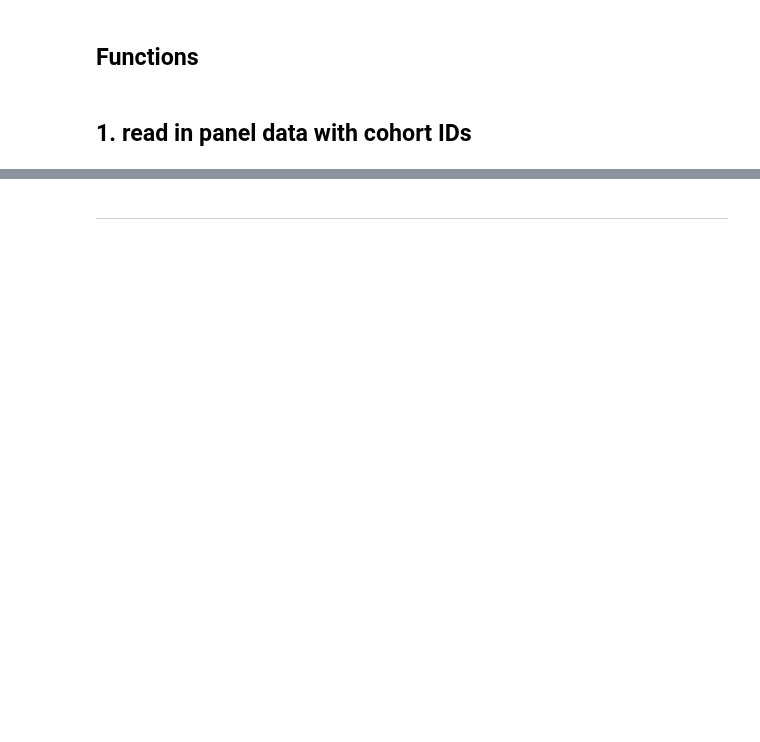
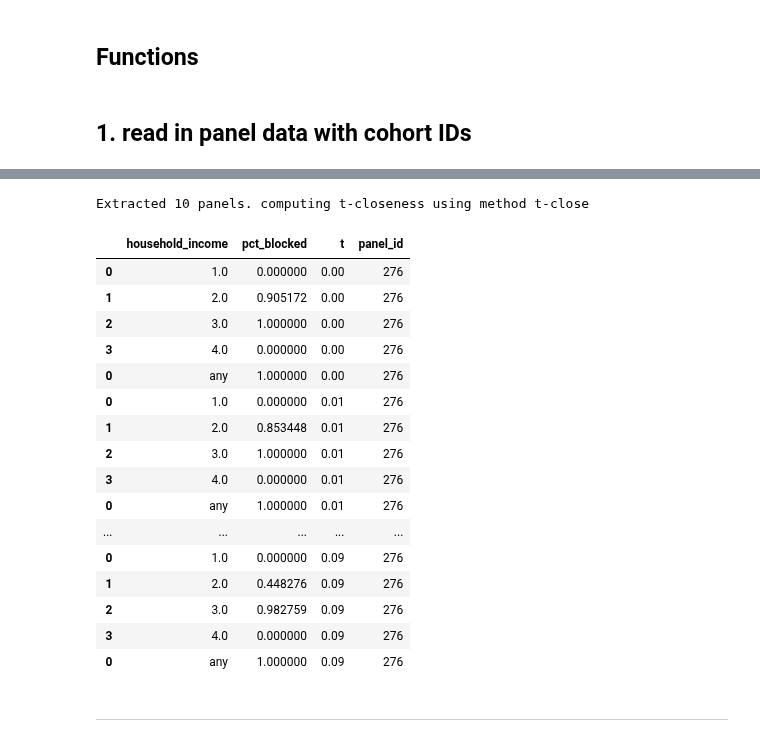
Before and after one commit to aberke/floc-analysis, a Jupyter notebook: notebooks/t-closeness.ipynb, the cells around one changed output, grey strips where cells are left out. Cells and saved outputs as stored; diff of their text form; code cells hidden in the pictures; blank space fills up the shorter version.

```diff
--- a/notebooks/t-closeness.ipynb
+++ b/notebooks/t-closeness.ipynb
@@ -249,2 +253,27 @@ df = (tt
+# %%
+panels = np.random.choice(all_panels_df.panel_id, size=10)
+tt = all_panels_t_closeness(all_panels_df, "household_income", method='t-close', panel_ids = panels)
+# %% [output]
+Extracted 10 panels. computing t-closeness using method t-close
+# %%
+tt.head(50)
+# %% [output]
+|  | household_income | pct_blocked | t | panel_id |
+| 0 | 1.0 | 0.000000 | 0.00 | 276 |
+| 1 | 2.0 | 0.905172 | 0.00 | 276 |
+| 2 | 3.0 | 1.000000 | 0.00 | 276 |
+| 3 | 4.0 | 0.000000 | 0.00 | 276 |
+| 0 | any | 1.000000 | 0.00 | 276 |
+| 0 | 1.0 | 0.000000 | 0.01 | 276 |
+| 1 | 2.0 | 0.853448 | 0.01 | 276 |
+| 2 | 3.0 | 1.000000 | 0.01 | 276 |
+| 3 | 4.0 | 0.000000 | 0.01 | 276 |
+| 0 | any | 1.000000 | 0.01 | 276 |
+| ... | ... | ... | ... | ... |
+| 0 | 1.0 | 0.000000 | 0.09 | 276 |
+| 1 | 2.0 | 0.448276 | 0.09 | 276 |
+| 2 | 3.0 | 0.982759 | 0.09 | 276 |
+| 3 | 4.0 | 0.000000 | 0.09 | 276 |
+| 0 | any | 1.000000 | 0.09 | 276 |
 # %% [markdown]
 ---
```
Also changed, not shown: parts of 24 cells of this notebook.
